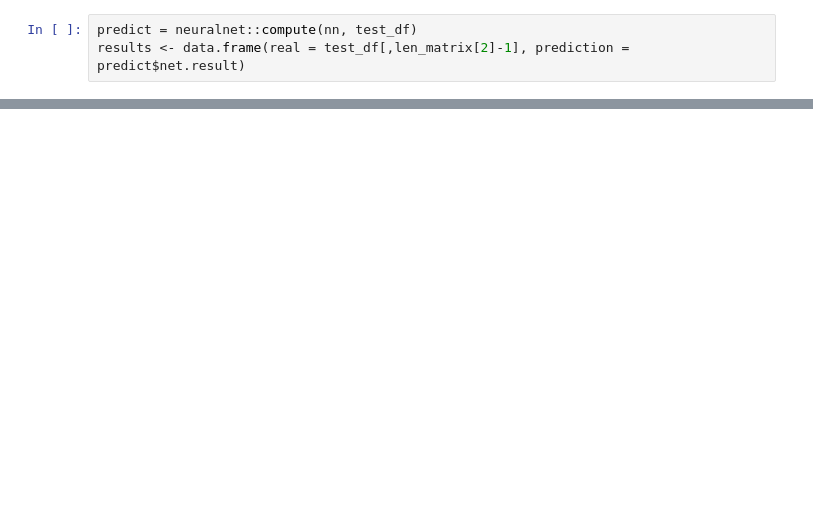
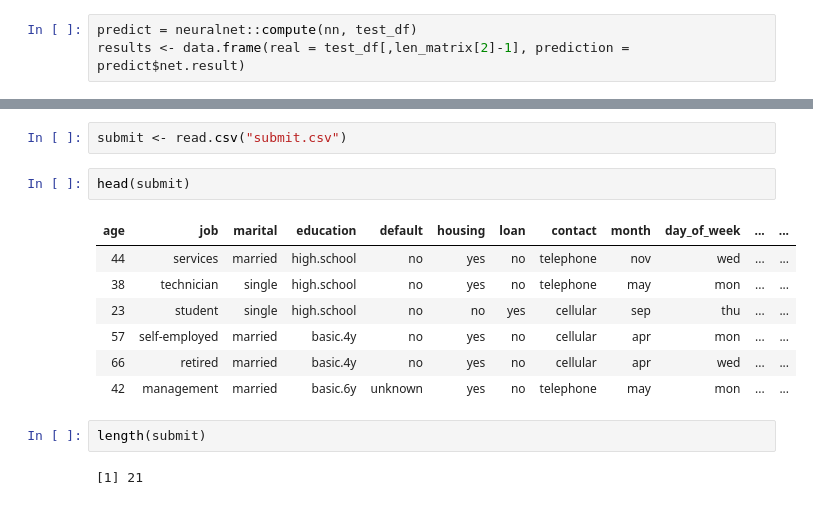
Before and after one commit to Vlad696969/Prediction_R, a Jupyter notebook: Problem3.ipynb, the cells around one changed output, grey strips where cells are left out. Cells and saved outputs as stored; diff of their text form; blank space fills up the shorter version.

```diff
--- a/Problem3.ipynb
+++ b/Problem3.ipynb
@@ -212,0 +368,16 @@ fit.NN.auc
+# %%
+submit <- read.csv("submit.csv")
+# %%
+head(submit)
+# %% [output]
+| age | job | marital | education | default | housing | loan | contact | month | day_of_week | ... | ... |
+| 44 | services | married | high.school | no | yes | no | telephone | nov | wed | ... | ... |
+| 38 | technician | single | high.school | no | yes | no | telephone | may | mon | ... | ... |
+| 23 | student | single | high.school | no | no | yes | cellular | sep | thu | ... | ... |
+| 57 | self-employed | married | basic.4y | no | yes | no | cellular | apr | mon | ... | ... |
+| 66 | retired | married | basic.4y | no | yes | no | cellular | apr | wed | ... | ... |
+| 42 | management | married | basic.6y | unknown | yes | no | telephone | may | mon | ... | ... |
+# %%
+length(submit)
+# %% [output]
+[1] 21
```
Also changed, not shown: parts of 37 cells of this notebook, 10 other files.
